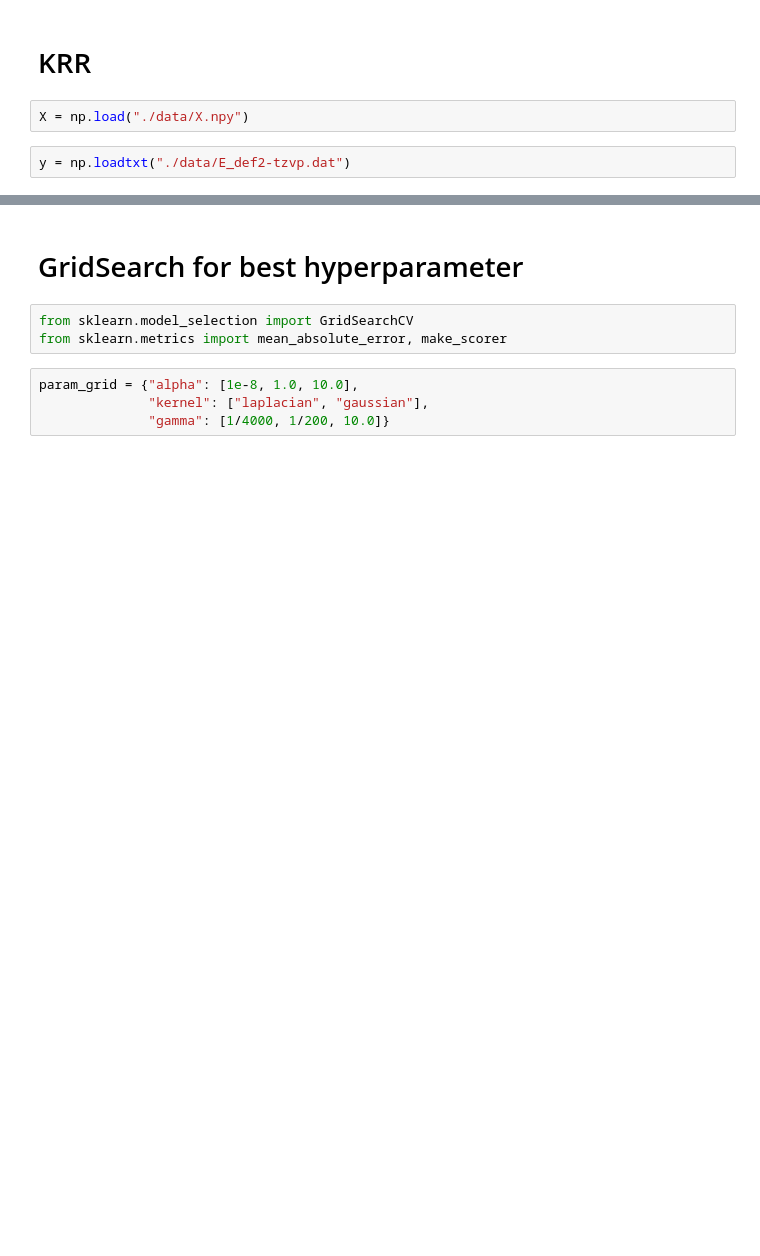
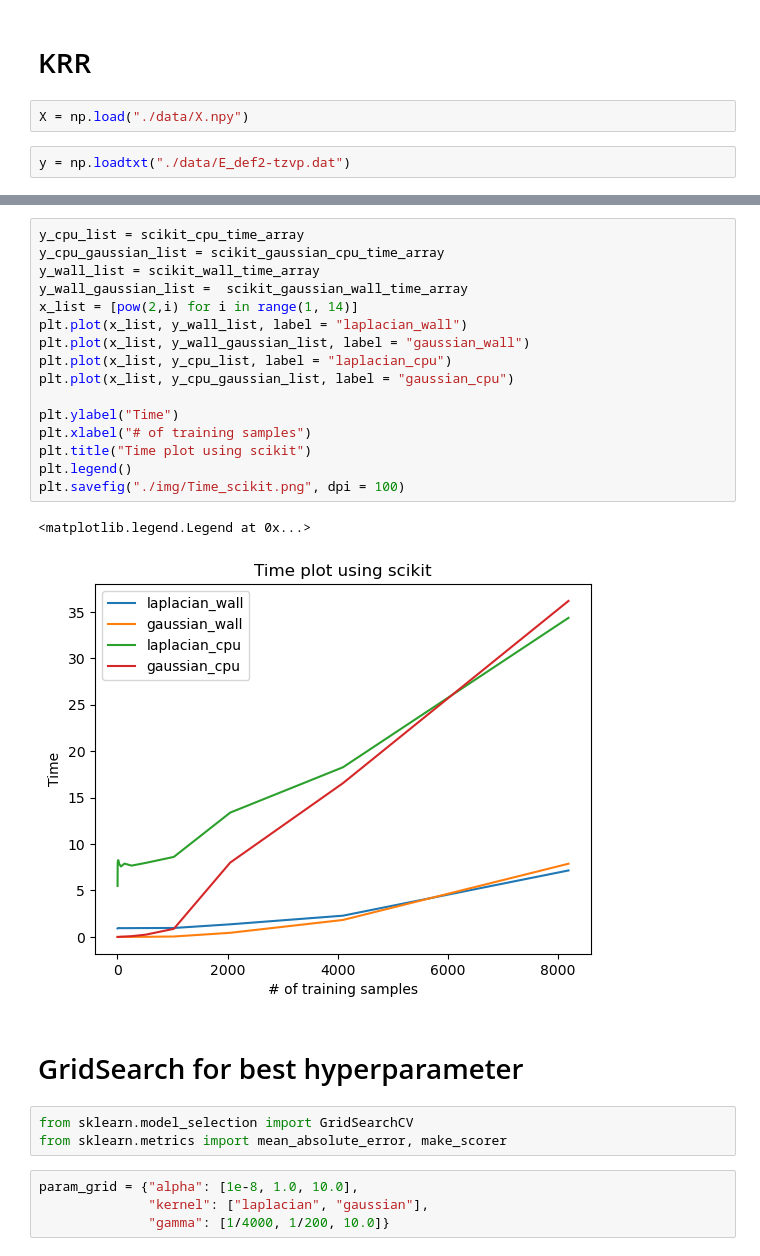
Before and after one commit to LegoCreation/Thesis, a Jupyter notebook: main.ipynb, the cells around one changed output, grey strips where cells are left out. Saved outputs shown, nothing was run; the diff lists cells and outputs as text; blank space fills up the shorter version.

```diff
--- a/main.ipynb
+++ b/main.ipynb
@@ -110,3 +255,22 @@ plt.savefig("./img/ll_scikit.png", dpi = 100)
+# %%
+y_cpu_list = scikit_cpu_time_array
+y_cpu_gaussian_list = scikit_gaussian_cpu_time_array
+y_wall_list = scikit_wall_time_array
+y_wall_gaussian_list =  scikit_gaussian_wall_time_array
+x_list = [pow(2,i) for i in range(1, 14)]
+plt.plot(x_list, y_wall_list, label = "laplacian_wall")
+plt.plot(x_list, y_wall_gaussian_list, label = "gaussian_wall")
+plt.plot(x_list, y_cpu_list, label = "laplacian_cpu")
+plt.plot(x_list, y_cpu_gaussian_list, label = "gaussian_cpu")
+
+plt.ylabel("Time")
+plt.xlabel("# of training samples")
+plt.title("Time plot using scikit")
+plt.legend()
+plt.savefig("./img/Time_scikit.png", dpi = 100)
+# %% [output]
+<matplotlib.legend.Legend at 0x...>
+[figure, added]
 # %% [markdown]
 # GridSearch for best hyperparameter
 # %%
```
Also changed, not shown: parts of 36 cells of this notebook, 4 other files.
